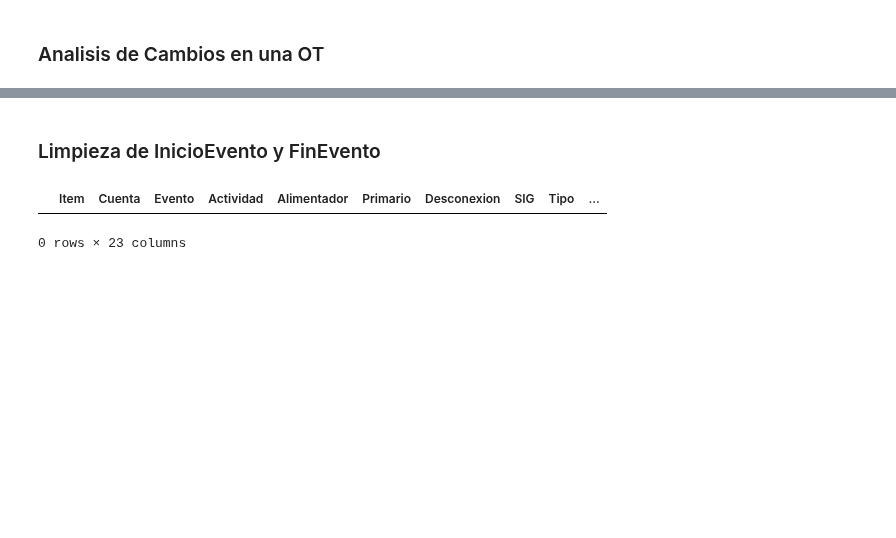
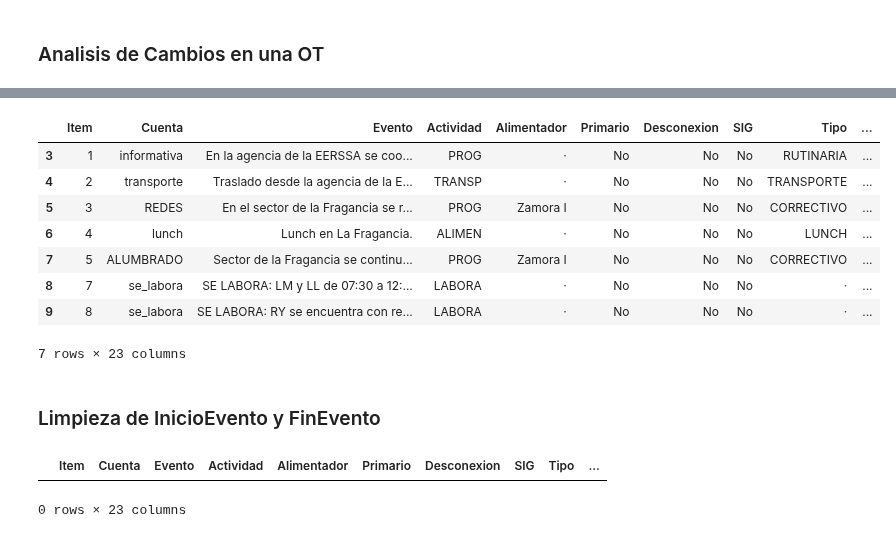
Before and after one commit to ernestopalacios/ordenes_de_trabajo, a Jupyter notebook: Test_DataLake.ipynb, the cells around one changed output, grey strips where cells are left out. Drawn from its saved outputs; the diff is of its cells as text; code cells hidden in the pictures; blank space fills up the shorter version.

```diff
--- a/Test_DataLake.ipynb
+++ b/Test_DataLake.ipynb
@@ -69,4 +87,4 @@ NameError: name 'DeltaTable' is not defined
 # %%
 #  ANALIZAR UNA OT filtrando por su indice
 
-df.query( f"id_ot == 95783" ).sort_values(by='Item')
+filtered_df = df.query( f"id_ot == 160106" ).sort_values(by='Item')
@@ -89 +91,13 @@ df.query( f"id_ot == 95783" ).sort_values(by='Item')
+# %%
+filtered_df
+# %% [output]
+|  | Item | Cuenta | Evento | Actividad | Alimentador | Primario | Desconexion | SIG | Tipo | ... |
+| 3 | 1 | informativa | En la agencia de la EERSSA se coo... | PROG | · | No | No | No | RUTINARIA | ... |
+| 4 | 2 | transporte | Traslado desde la agencia de la E... | TRANSP | · | No | No | No | TRANSPORTE | ... |
+| 5 | 3 | REDES | En el sector de la Fragancia se r... | PROG | Zamora I | No | No | No | CORRECTIVO | ... |
+| 6 | 4 | lunch | Lunch en La Fragancia. | ALIMEN | · | No | No | No | LUNCH | ... |
+| 7 | 5 | ALUMBRADO | Sector de la Fragancia se continu... | PROG | Zamora I | No | No | No | CORRECTIVO | ... |
+| 8 | 7 | se_labora | SE LABORA: LM y LL de 07:30 a 12:... | LABORA | · | No | No | No | · | ... |
+| 9 | 8 | se_labora | SE LABORA: RY se encuentra con re... | LABORA | · | No | No | No | · | ... |
+7 rows × 23 columns
 # %%
```
Also changed, not shown: parts of 11 cells of this notebook, 3 other files.
